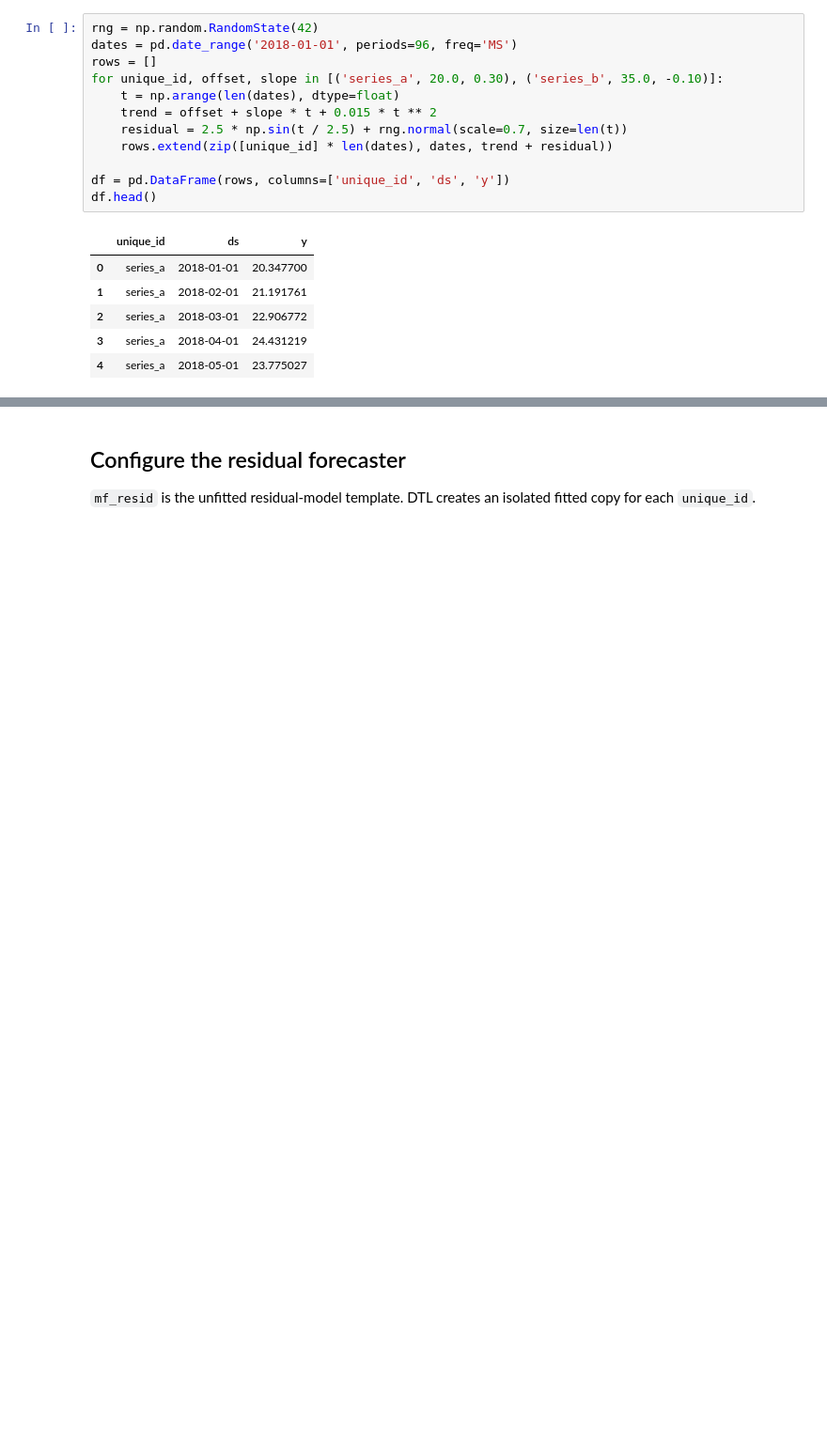
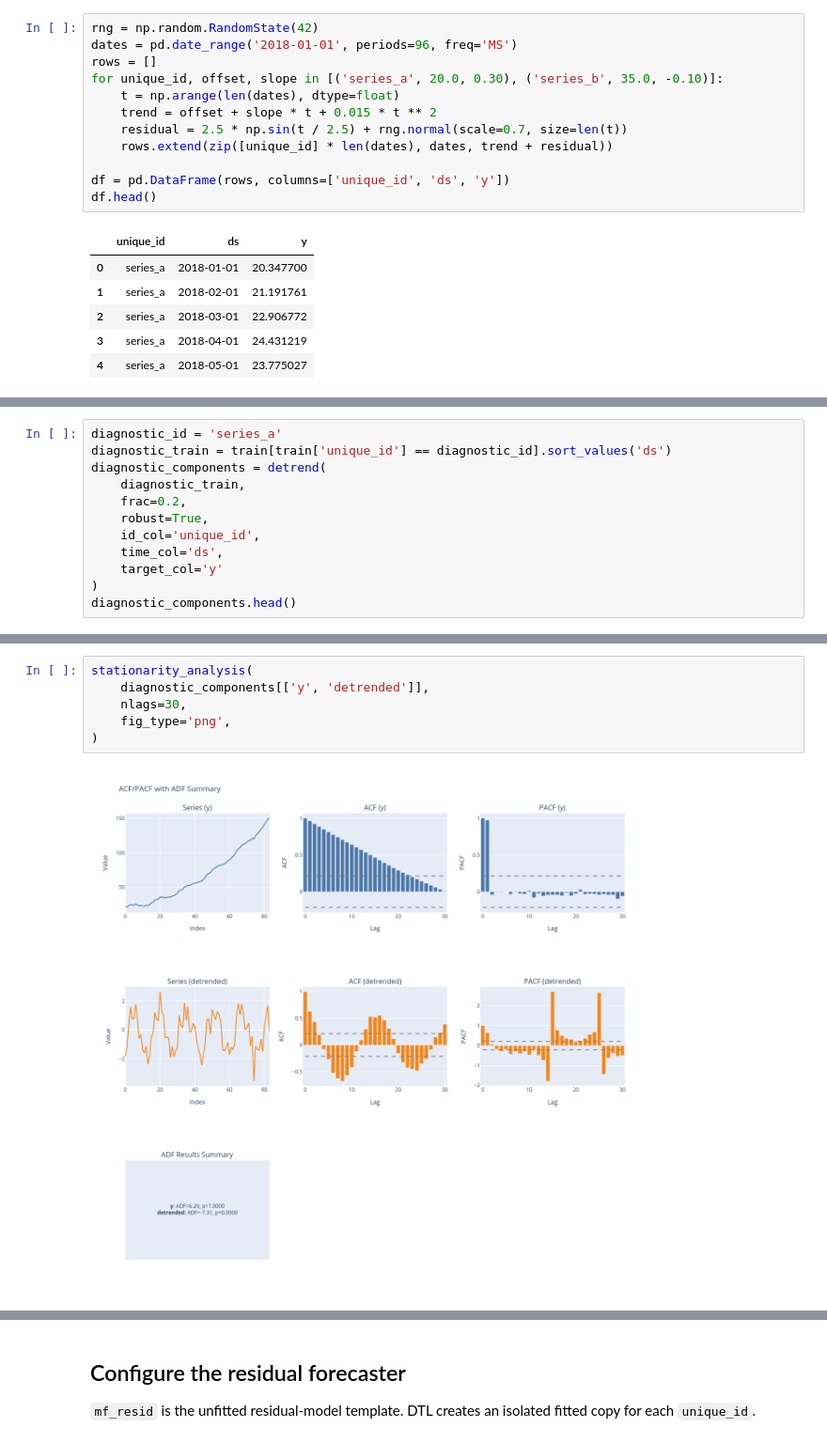
Before and after one commit to heylucasleao/tinyshift, a Jupyter notebook: tinyshift/examples/dtl.ipynb, the cells around one changed output, grey strips where cells are left out. Shown at 94% size. Cells and saved outputs as stored; diff of their text form; blank space fills up the shorter version.

```diff
--- a/tinyshift/examples/dtl.ipynb
+++ b/tinyshift/examples/dtl.ipynb
@@ -57,0 +65,12 @@ train.groupby('unique_id').size(), test.groupby('unique_id').size()
+# %%
+diagnostic_id = 'series_a'
+diagnostic_train = train[train['unique_id'] == diagnostic_id].sort_values('ds')
+diagnostic_components = detrend(
+    diagnostic_train,
+    frac=0.2,
+    robust=True,
+    id_col='unique_id',
+    time_col='ds',
+    target_col='y'
+)
+diagnostic_components.head()
@@ -57,0 +84,8 @@ train.groupby('unique_id').size(), test.groupby('unique_id').size()
+# %%
+stationarity_analysis(
+    diagnostic_components[['y', 'detrended']],
+    nlags=30,
+    fig_type='png',
+)
+# %% [output]
+[figure, added]
```
Also changed, not shown: parts of 13 cells of this notebook, 3 other files.
